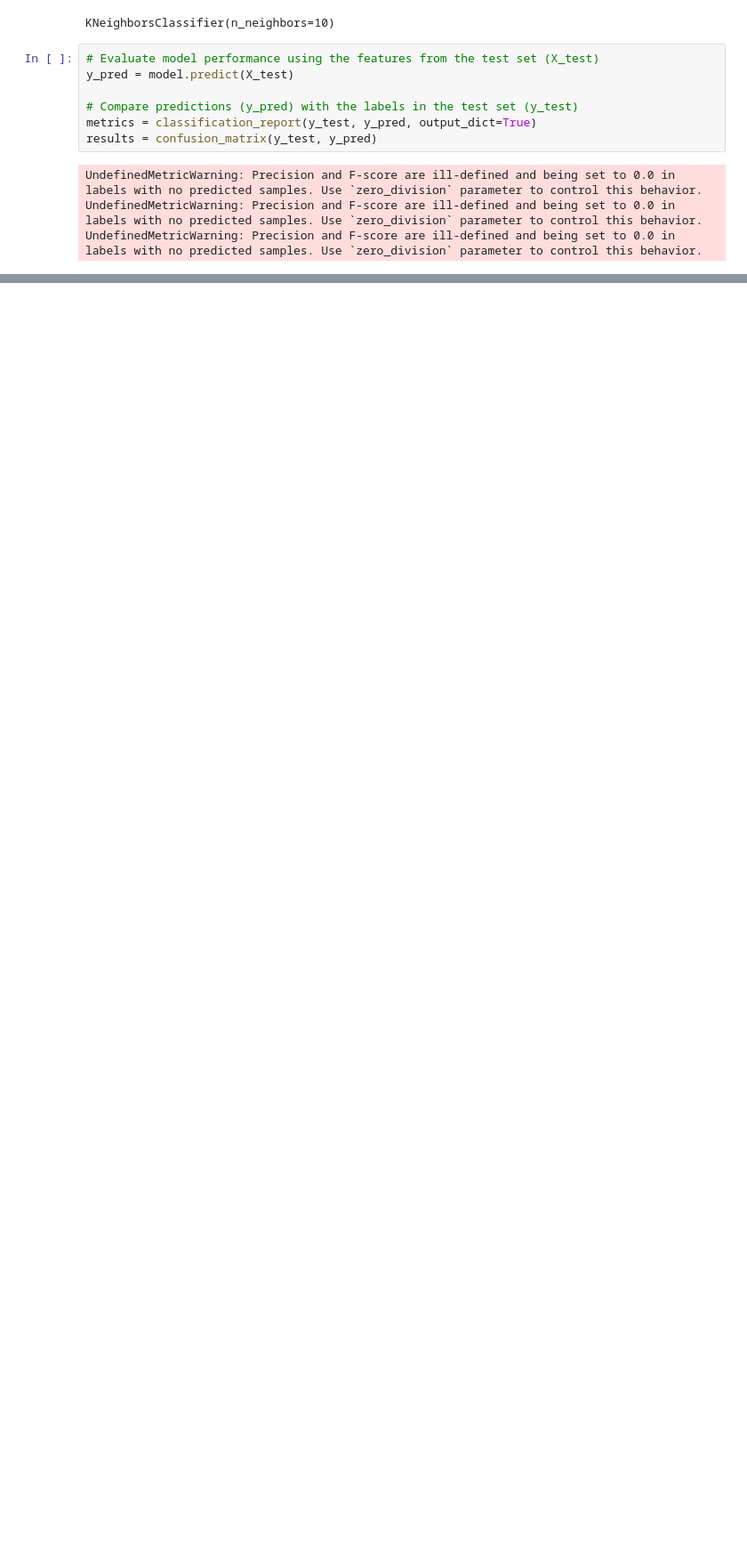
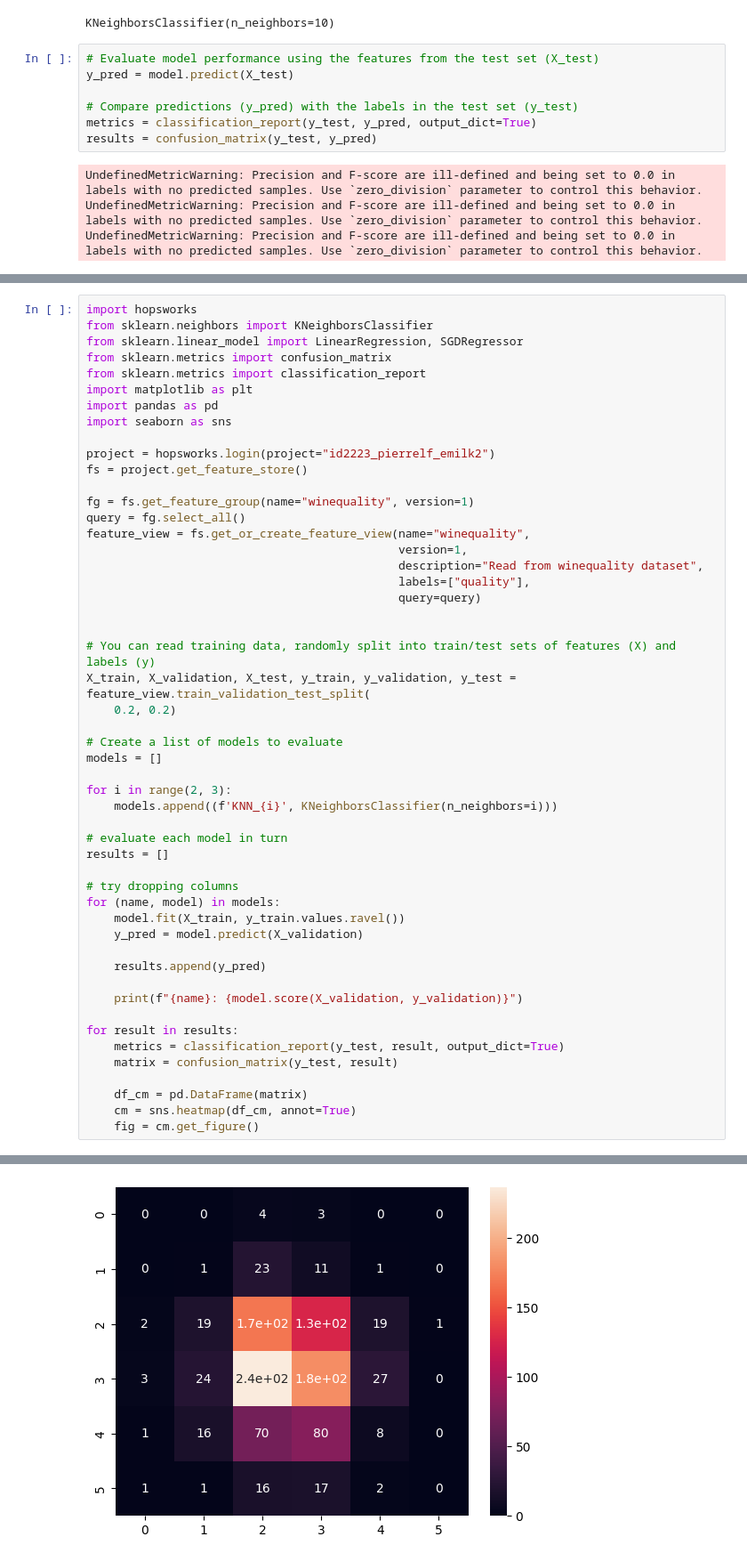
Before and after one commit to pierrelefevre/scalable-ml, a Jupyter notebook: lab1/task2/train.ipynb, the cells around one changed output, grey strips where cells are left out. Shown at 89% size. Saved outputs shown, nothing was run; the diff lists cells and outputs as text; blank space fills up the shorter version.

```diff
--- a/lab1/task2/train.ipynb
+++ b/lab1/task2/train.ipynb
@@ -77,0 +78,52 @@ metrics
+# %%
+import hopsworks
+from sklearn.neighbors import KNeighborsClassifier
+from sklearn.linear_model import LinearRegression, SGDRegressor
+from sklearn.metrics import confusion_matrix
+from sklearn.metrics import classification_report
+import matplotlib as plt
+import pandas as pd
+import seaborn as sns
+
+project = hopsworks.login(project="id2223_pierrelf_emilk2")
+fs = project.get_feature_store()
+
+fg = fs.get_feature_group(name="winequality", version=1)
+query = fg.select_all()
+feature_view = fs.get_or_create_feature_view(name="winequality",
+                                             version=1,
+                                             description="Read from winequality dataset",
+                                             labels=["quality"],
+                                             query=query)
+
+
+# You can read training data, randomly split into train/test sets of features (X) and labels (y)
+X_train, X_validation, X_test, y_train, y_validation, y_test = feature_view.train_validation_test_split(
+    0.2, 0.2)
+
+# Create a list of models to evaluate
+models = []
+
+for i in range(2, 3):
+    models.append((f'KNN_{i}', KNeighborsClassifier(n_neighbors=i)))
+
+# evaluate each model in turn
+results = []
+
+# try dropping columns
+for (name, model) in models:
+    model.fit(X_train, y_train.values.ravel())
+    y_pred = model.predict(X_validation)
+
+    results.append(y_pred)
+
+    print(f"{name}: {model.score(X_validation, y_validation)}")
+
+for result in results:
+    metrics = classification_report(y_test, result, output_dict=True)
+    matrix = confusion_matrix(y_test, result)
+
+    df_cm = pd.DataFrame(matrix)
+    cm = sns.heatmap(df_cm, annot=True)
+    fig = cm.get_figure()
+# %% [output]
@@ -77,0 +138 @@ metrics
+[figure, added]
```
Also changed, not shown: parts of 4 cells of this notebook, 30 other files.
